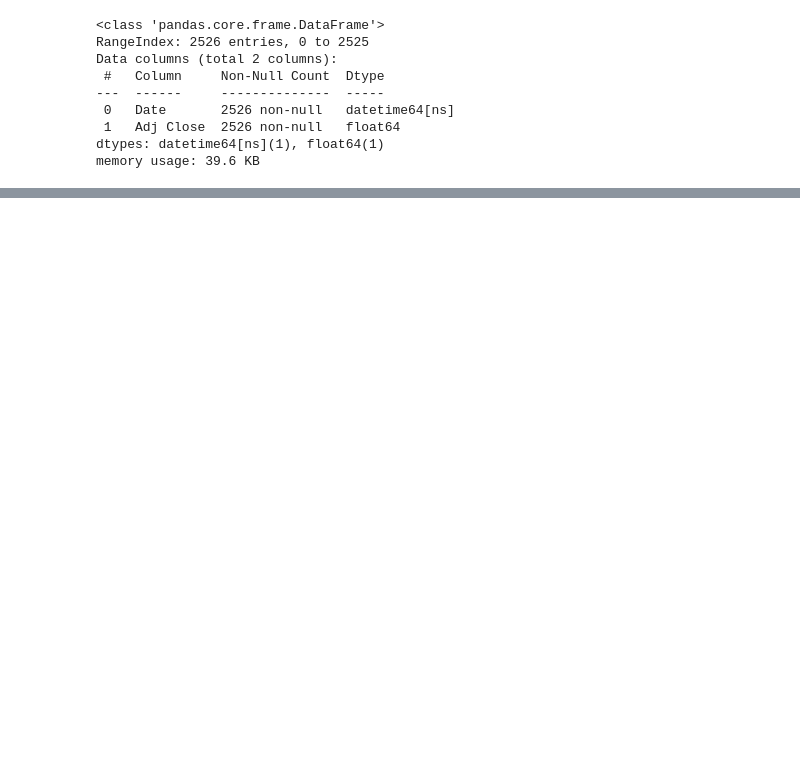
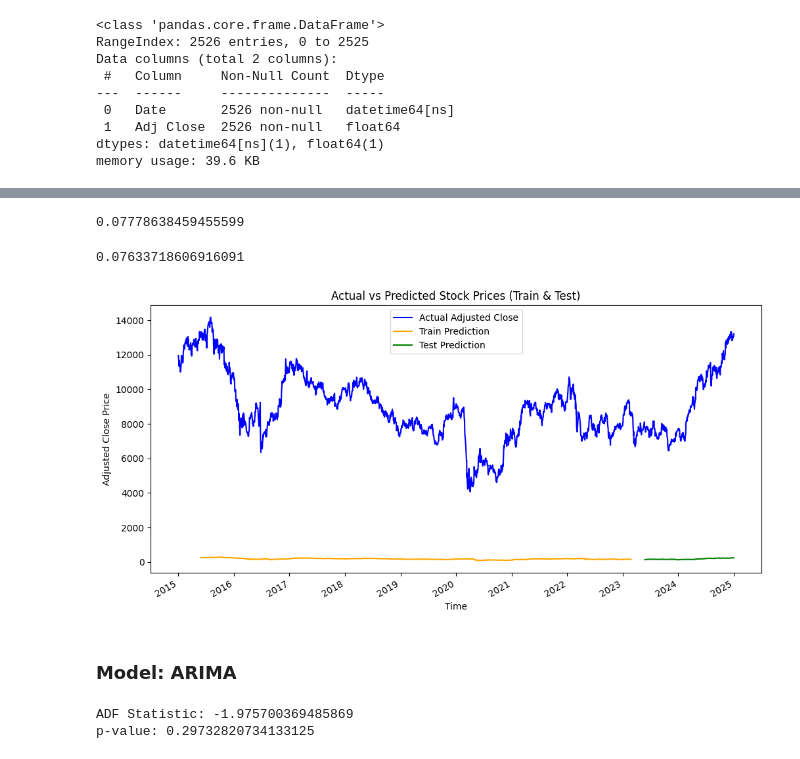
Before and after one commit to San0160/Stocks_Predection, a Jupyter notebook: Stocks.ipynb, the cells around one changed output, grey strips where cells are left out. Saved outputs shown, nothing was run; the diff lists cells and outputs as text; code cells hidden in the pictures; blank space fills up the shorter version.

Commit message:
LSTM model fit

```diff
--- a/Stocks.ipynb
+++ b/Stocks.ipynb
@@ -152,0 +230,4 @@ scaled_data = scaler.fit_transform(data1)
+# %%
+# Reshape to fit the model
+X_train = X_train.reshape((X_train.shape[0], X_train.shape[1], 1))
+X_test  = X_test.reshape((X_test.shape[0], X_test.shape[1], 1))
@@ -152,0 +242,10 @@ scaled_data = scaler.fit_transform(data1)
+# %%
+# Build the model
+model = Sequential([
+    Input(shape=(60, 1)),
+    LSTM(50, return_sequences=True),
+    LSTM(50, return_sequences=True),
+    LSTM(50),
+    Dense(1)
+])
+model.compile(loss="mean_squared_error", optimizer="adam")
@@ -152,0 +270,2 @@ scaled_data = scaler.fit_transform(data1)
+# %%
+model.fit(X_train, y_train, validation_data = (X_test, y_test), epochs = 100, batch_size = 64, verbose = 1)
@@ -152,0 +291,4 @@ scaled_data = scaler.fit_transform(data1)
+# %%
+# Predict from the model
+train_predict = model.predict(X_train)
+test_predict = model.predict(X_test)
@@ -152,0 +301,57 @@ scaled_data = scaler.fit_transform(data1)
+# %%
+import math
+from sklearn.metrics import mean_squared_error
+math.sqrt(mean_squared_error(y_train, train_predict))
+# %% [output]
+0.07778638459455599
+# %%
+math.sqrt(mean_squared_error(y_test, test_predict))
+# %% [output]
+0.07633718606916091
+# %%
+# Ensure predictions are 2D
+train_predict = train_predict.reshape(-1, 1)
+test_predict = test_predict.reshape(-1, 1)
+
+# Inverse transform
+train_predict_inv = scaler.inverse_transform(train_predict)
+test_predict_inv = scaler.inverse_transform(test_predict)
+
+# Combine data for full timeline
+full_data = np.concatenate((train_data, test_data), axis=0)
+dates = data1["Date"].values
+
+# Create NaN placeholders (2D)
+trainPredictPlot = np.empty_like(full_data)
+trainPredictPlot[:] = np.nan
+trainPredictPlot[look_back:look_back + len(train_predict_inv), :] = train_predict_inv
+
+testPredictPlot = np.empty_like(full_data)
+testPredictPlot[:] = np.nan
+
+test_start = len(train_data) + look_back
+test_end = test_start + len(test_predict_inv)
+testPredictPlot[test_start:test_end, :] = test_predict_inv[:len(full_data) - test_start]
+
+# Plot
+plt.figure(figsize=(12,6))
+plt.plot(dates, scaler.inverse_transform(full_data), label='Actual Adjusted Close', color='blue')
+plt.plot(dates, trainPredictPlot, label='Train Prediction', color='orange')
+plt.plot(dates, testPredictPlot, label='Test Prediction', color='green')
+plt.xlabel("Time")
+plt.ylabel("Adjusted Close Price")
+plt.title("Actual vs Predicted Stock Prices (Train & Test)")
+plt.legend()
+plt.gcf().autofmt_xdate()
+plt.show()
+# %% [output]
+[figure, added]
+# %% [markdown]
+### Model: ARIMA
+# %%
+result = adfuller(data1['Adj Close'])
+print('ADF Statistic:', result[0])
+print('p-value:', result[1])
+# %% [output]
+ADF Statistic: -1.975700369485869
+p-value: 0.29732820734133125
```
Also changed, not shown: parts of 33 cells of this notebook, 5 other files.
